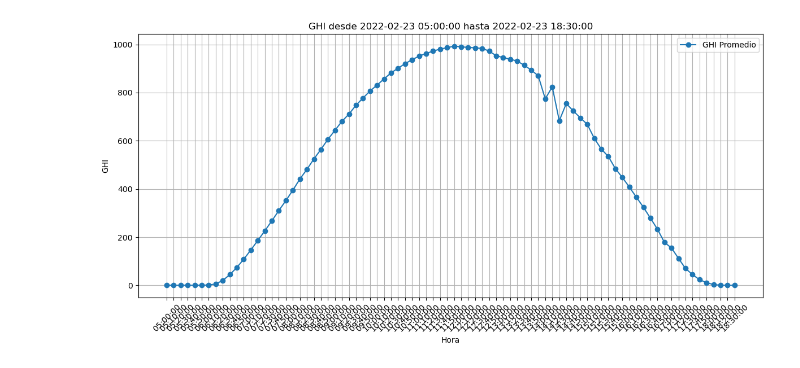
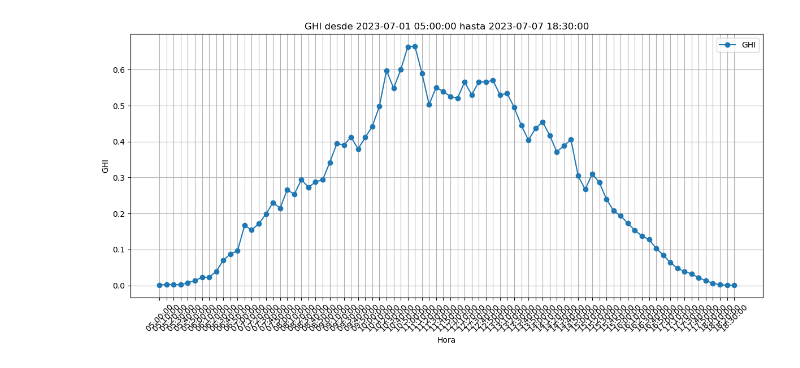
Before and after one commit to SantiagoRMV/Cloud_Forecasting_CNN_LSTM, a Jupyter notebook: GHI_extract.ipynb, the cells around one changed output. Saved outputs shown, nothing was run; the diff lists cells and outputs as text; code cells hidden in the pictures.

```diff
--- a/GHI_extract.ipynb
+++ b/GHI_extract.ipynb
@@ -8,24 +9,25 @@ def procesar_datos(ruta_csv):
     """
     Lee un archivo CSV y procesa los datos:
     - Renombra la columna 'Unnamed: 0' a 'Timestamp'.
-    - Selecciona las columnas 'Timestamp' y 'GHI'.
+    - Selecciona las columnas 'Timestamp', 'GHI', 'DoY Sin' y 'DoY Cos'.
     - Convierte la columna 'Timestamp' a tipo datetime sin zona horaria.
     - Filtra los registros para mantener solo los que están entre las 5:00 y las 18:30.
+    - Estandariza la columna 'GHI'.
 
     Parámetros:
     ruta_csv (str): Ruta al archivo CSV.
 
     Retorna:
-    pd.DataFrame: DataFrame procesado.
+    pd.DataFrame: DataFrame procesado y estandarizado.
     """
     # Leer el archivo CSV
-    df = pd.read_csv(ruta_csv)
+    df = pd.read_csv(ruta_csv, sep=';', skiprows=[0])
 
     # Renombrar la columna 'Unnamed: 0' a 'Timestamp'
     df = df.rename(columns={'Unnamed: 0': 'Timestamp'})
 
     # Seleccionar las columnas deseadas
-    columnas_deseadas = ['Timestamp', 'GHI']
+    columnas_deseadas = ['Timestamp', 'GHI', 'DoY Sin', 'DoY Cos']
     df = df[columnas_deseadas]
 
     # Convertir 'Timestamp' a datetime sin zona horaria
@@ -38,7 +40,11 @@ def procesar_datos(ruta_csv):
     # Filtrar los registros que están entre las horas deseadas
     df = df[(df['Timestamp'].dt.time >= hora_inicio) & (df['Timestamp'].dt.time <= hora_fin)]
 
+    # Aplicar MinMaxScaler para normalizar la columna 'GHI'
+    scaler = MinMaxScaler()
+    df['GHI'] = scaler.fit_transform(df[['GHI']])
+
     return df
 # %%
 ruta_csv = 'DatosParaCompartir.csv'
-procesar_datos(ruta_csv)
+df = procesar_datos(ruta_csv)
@@ -83,7 +75,7 @@ def graficar_ghi(df, fecha_inicio, fecha_fin):
 
     # Crear el gráfico
     plt.figure(figsize=(12, 6))
-    plt.plot(df_hora['Hora'].astype(str), df_hora['GHI'], marker='o', label='GHI Promedio')
+    plt.plot(df_hora['Hora'].astype(str), df_hora['GHI'], marker='o', label='GHI')
     plt.xlabel('Hora')
     plt.ylabel('GHI')
     plt.title(f'GHI desde {fecha_inicio} hasta {fecha_fin}')
@@ -95,8 +87,11 @@ def graficar_ghi(df, fecha_inicio, fecha_fin):
 # %%
 df.to_pickle('df_GHI.plk')
 # %%
-fecha_inicio = '2022-02-23 05:00:00'
+fecha_inicio = '202-02-23 05:00:00'
 fecha_fin = '2022-02-23 18:30:00'
+
+fecha_inicio = '2023-07-01 05:00:00'
+fecha_fin = '2023-07-07 18:30:00'
 graficar_ghi(df, fecha_inicio, fecha_fin)
 # %% [output]
-[figure, old version]
+[figure, new version]
```
Also changed, not shown: parts of 2 cells of this notebook, 7 other files.
